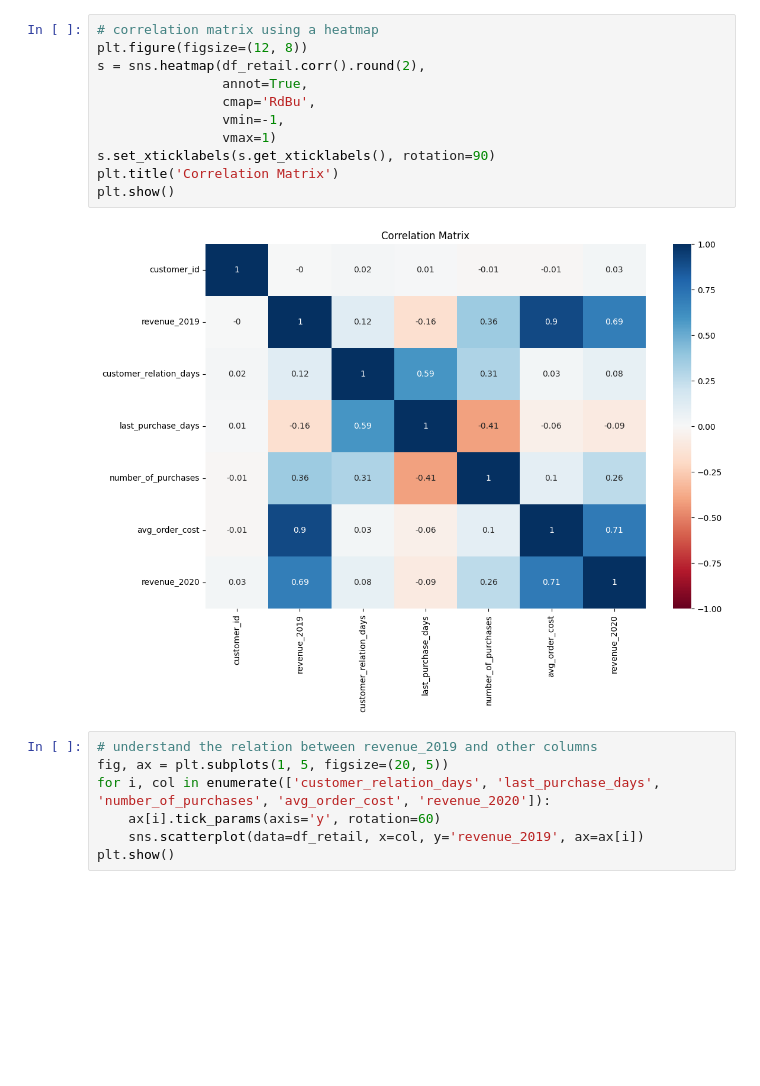
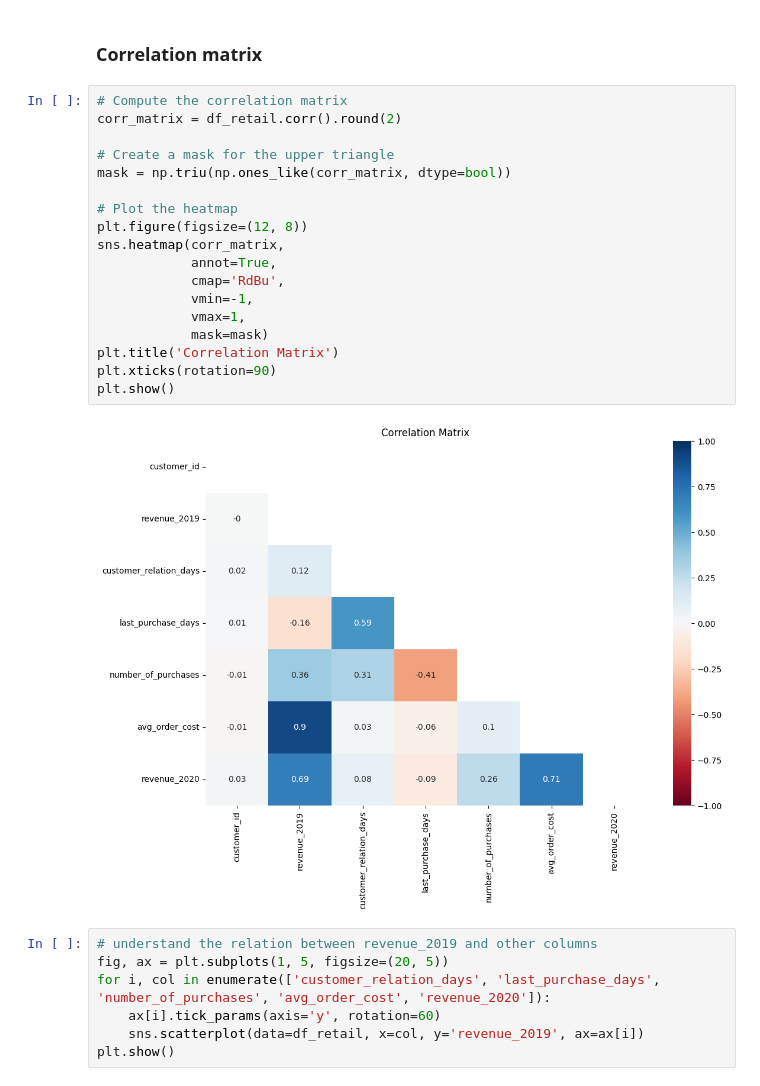
Before and after one commit to AnalyticSoul/Learn-Data-Science-with-Examples, a Jupyter notebook: 2.4-Relation-Between-Dependent-and-Independent-Variables.ipynb, the cells around one changed output. Cells and saved outputs as stored; diff of their text form; blank space fills up the shorter version.

```diff
--- a/2.4-Relation-Between-Dependent-and-Independent-Variables.ipynb
+++ b/2.4-Relation-Between-Dependent-and-Independent-Variables.ipynb
@@ -31,19 +31,28 @@ df_retail.describe()
 | 50% | 15701.000000 | 342.580000 | 23.000000 | 19.000000 | 1.000000 | ... |
 | 75% | 17078.250000 | 606.837500 | 26.500000 | 24.000000 | 2.000000 | ... |
 | max | 18260.000000 | 27834.610000 | 30.000000 | 30.000000 | 14.000000 | ... |
+# %% [markdown]
+### Correlation matrix
 # %%
-# correlation matrix using a heatmap
+# Compute the correlation matrix
+corr_matrix = df_retail.corr().round(2)
+
+# Create a mask for the upper triangle
+mask = np.triu(np.ones_like(corr_matrix, dtype=bool))
+
+# Plot the heatmap
 plt.figure(figsize=(12, 8))
-s = sns.heatmap(df_retail.corr().round(2),
-                annot=True,
-                cmap='RdBu',
-                vmin=-1,
-                vmax=1)
-s.set_xticklabels(s.get_xticklabels(), rotation=90)
+sns.heatmap(corr_matrix,
+            annot=True,
+            cmap='RdBu',
+            vmin=-1,
+            vmax=1,
+            mask=mask)
 plt.title('Correlation Matrix')
+plt.xticks(rotation=90)
 plt.show()
 # %% [output]
-[figure, old version]
+[figure, new version]
 # %%
 # understand the relation between revenue_2019 and other columns
 fig, ax = plt.subplots(1, 5, figsize=(20, 5))
```
Also changed, not shown: parts of 2 cells of this notebook.
